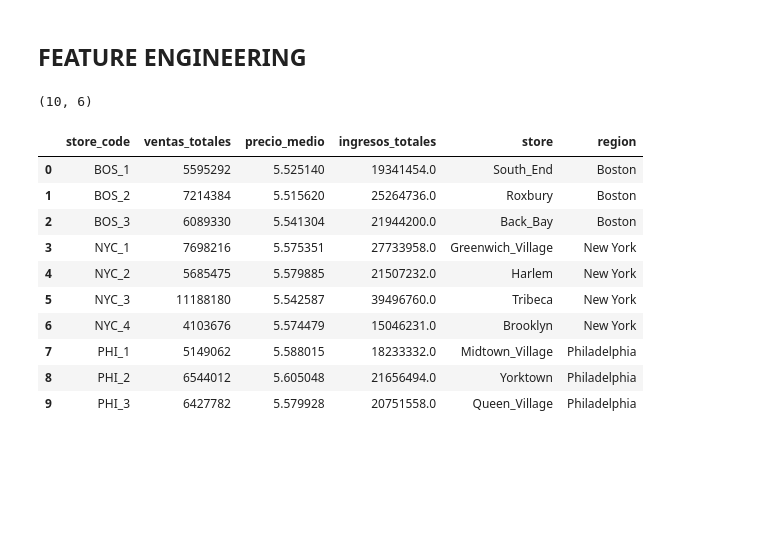
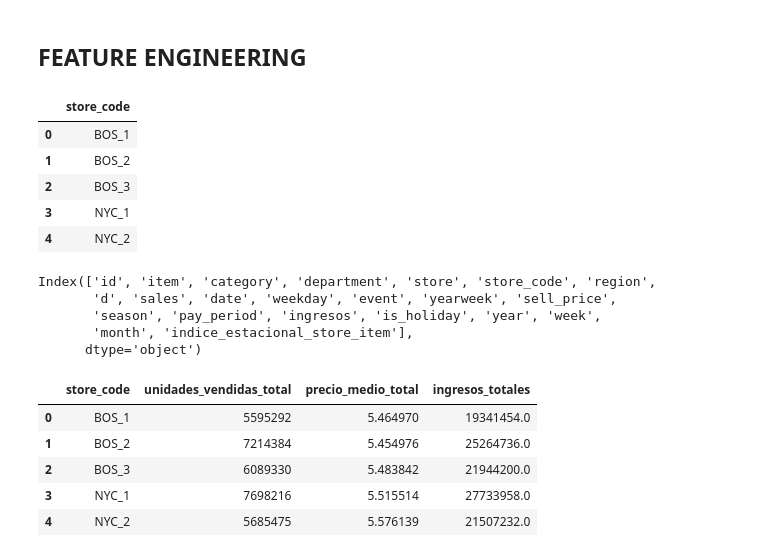
Before and after one commit to luciazarpe/TFM, a Jupyter notebook: clustering tiendas.ipynb, the cells around one changed output. Saved outputs shown, nothing was run; the diff lists cells and outputs as text; code cells hidden in the pictures; blank space fills up the shorter version.

Commit message:
subo el clustering de tiendas

```diff
--- a/clustering tiendas.ipynb
+++ b/clustering tiendas.ipynb
@@ -25,27 +31,34 @@ print(df.shape)
 # %% [markdown]
 ## FEATURE ENGINEERING
+# %%
+# creamos el df base q luego vamos a rellenar
+df_tiendas = df[["store_code"]].drop_duplicates().copy()
+df_tiendas = df_tiendas.sort_values("store_code").reset_index(drop=True)
+
+df_tiendas.head()
+# %% [output]
+|  | store_code |
+| 0 | BOS_1 |
+| 1 | BOS_2 |
+| 2 | BOS_3 |
+| 3 | NYC_1 |
+| 4 | NYC_2 |
+# %%
+df.columns
+# %% [output]
+Index(['id', 'item', 'category', 'department', 'store', 'store_code', 'region',
+       'd', 'sales', 'date', 'weekday', 'event', 'yearweek', 'sell_price',
+       'season', 'pay_period', 'ingresos', 'is_holiday', 'year', 'week',
+       'month', 'indice_estacional_store_item'],
+      dtype='object')
 # %%
-df_tiendas = df.groupby('store_code').agg(
-    ventas_totales   = ('sales', 'sum'),
-    precio_medio     = ('sell_price', 'mean'),
-    ingresos_totales = ('ingresos', 'sum')
-).reset_index()
-
-info = df[['store_code', 'store', 'region']].drop_duplicates()
-df_tiendas = df_tiendas.merge(info, on='store_code', how='left')
-
-print(df_tiendas.shape)
-df_tiendas
+df_base = df.groupby("store_code").agg(unidades_vendidas_total = ("sales", "sum"), precio_medio_total= ("sell_price", "mean"), ingresos_totales = ("ingresos", "sum")).reset_index()
+df_tiendas = df_tiendas.merge(df_base, on="store_code", how="left")
+df_tiendas.head()
 # %% [output]
-(10, 6)
-|  | store_code | ventas_totales | precio_medio | ingresos_totales | store | region |
-| 0 | BOS_1 | 5595292 | 5.525140 | 19341454.0 | South_End | Boston |
-| 1 | BOS_2 | 7214384 | 5.515620 | 25264736.0 | Roxbury | Boston |
-| 2 | BOS_3 | 6089330 | 5.541304 | 21944200.0 | Back_Bay | Boston |
-| 3 | NYC_1 | 7698216 | 5.575351 | 27733958.0 | Greenwich_Village | New York |
-| 4 | NYC_2 | 5685475 | 5.579885 | 21507232.0 | Harlem | New York |
-| 5 | NYC_3 | 11188180 | 5.542587 | 39496760.0 | Tribeca | New York |
-| 6 | NYC_4 | 4103676 | 5.574479 | 15046231.0 | Brooklyn | New York |
-| 7 | PHI_1 | 5149062 | 5.588015 | 18233332.0 | Midtown_Village | Philadelphia |
-| 8 | PHI_2 | 6544012 | 5.605048 | 21656494.0 | Yorktown | Philadelphia |
-| 9 | PHI_3 | 6427782 | 5.579928 | 20751558.0 | Queen_Village | Philadelphia |
+|  | store_code | unidades_vendidas_total | precio_medio_total | ingresos_totales |
+| 0 | BOS_1 | 5595292 | 5.464970 | 19341454.0 |
+| 1 | BOS_2 | 7214384 | 5.454976 | 25264736.0 |
+| 2 | BOS_3 | 6089330 | 5.483842 | 21944200.0 |
+| 3 | NYC_1 | 7698216 | 5.515514 | 27733958.0 |
+| 4 | NYC_2 | 5685475 | 5.576139 | 21507232.0 |
```
Also changed, not shown: parts of 61 cells of this notebook.
